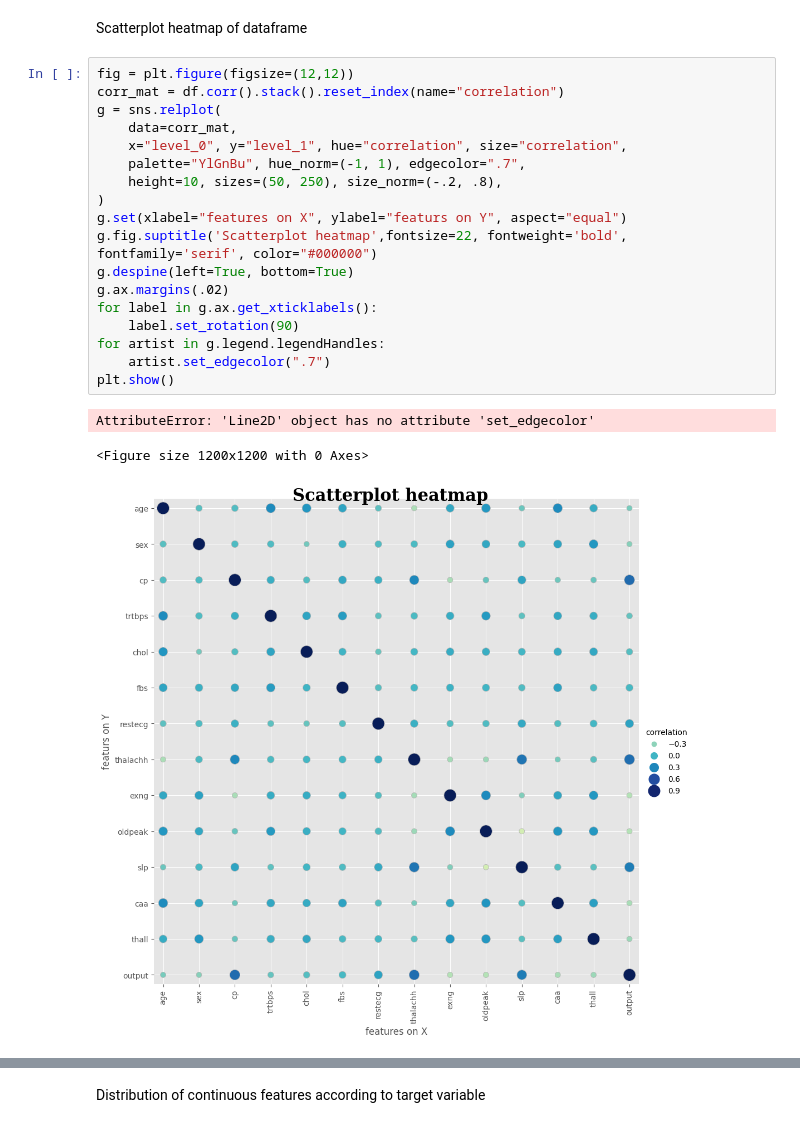
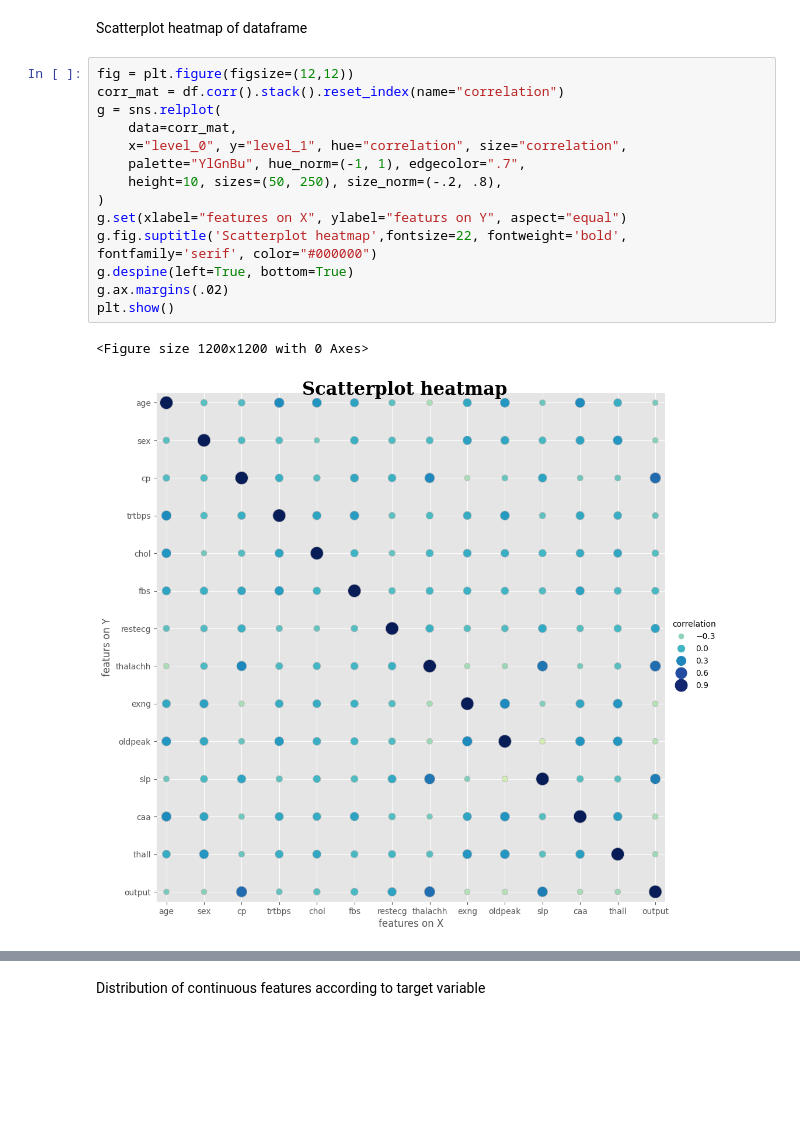
Before and after one commit to epi-cvu/Learning-ML-Python, a Jupyter notebook: first_steps/6-Splitdata.ipynb, the cells around one changed output, grey strips where cells are left out. Cells and saved outputs as stored; diff of their text form; blank space fills up the shorter version.

```diff
--- a/first_steps/6-Splitdata.ipynb
+++ b/first_steps/6-Splitdata.ipynb
@@ -387,22 +394,17 @@ Scatterplot heatmap of dataframe
 # %%
 fig = plt.figure(figsize=(12,12))
 corr_mat = df.corr().stack().reset_index(name="correlation")
 g = sns.relplot(
     data=corr_mat,
     x="level_0", y="level_1", hue="correlation", size="correlation",
     palette="YlGnBu", hue_norm=(-1, 1), edgecolor=".7",
     height=10, sizes=(50, 250), size_norm=(-.2, .8),
 )
 g.set(xlabel="features on X", ylabel="featurs on Y", aspect="equal")
 g.fig.suptitle('Scatterplot heatmap',fontsize=22, fontweight='bold', fontfamily='serif', color="#000000")
 g.despine(left=True, bottom=True)
 g.ax.margins(.02)
-for label in g.ax.get_xticklabels():
-    label.set_rotation(90)
-for artist in g.legend.legendHandles:
-    artist.set_edgecolor(".7")
 plt.show()
 # %% [output]
-AttributeError: 'Line2D' object has no attribute 'set_edgecolor'
+<Figure size 1200x1200 with 0 Axes>
-<Figure size 1200x1200 with 0 Axes>
-[figure, old version]
+[figure, new version]
```
Also changed, not shown: parts of 8 cells of this notebook, 2 other files.
